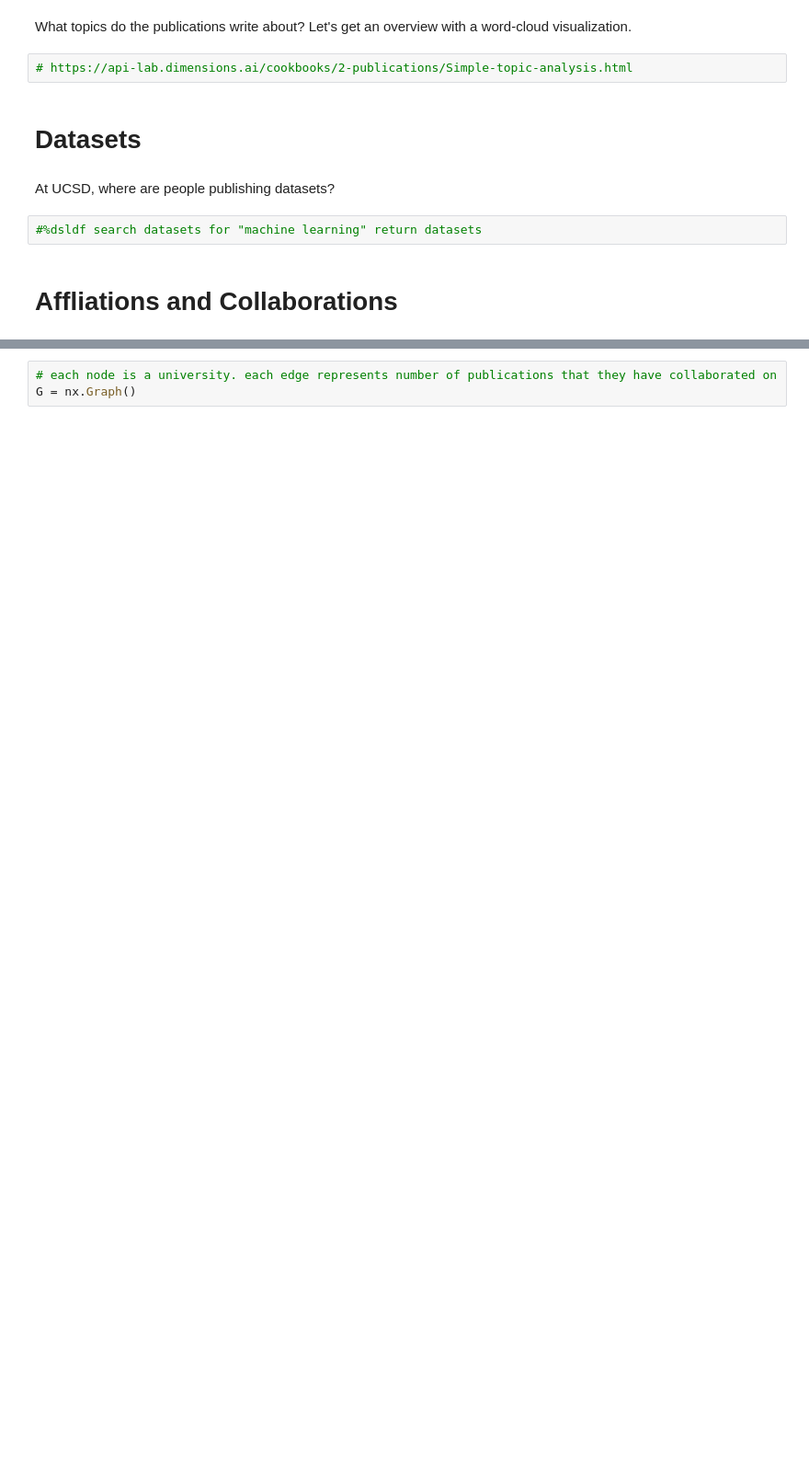
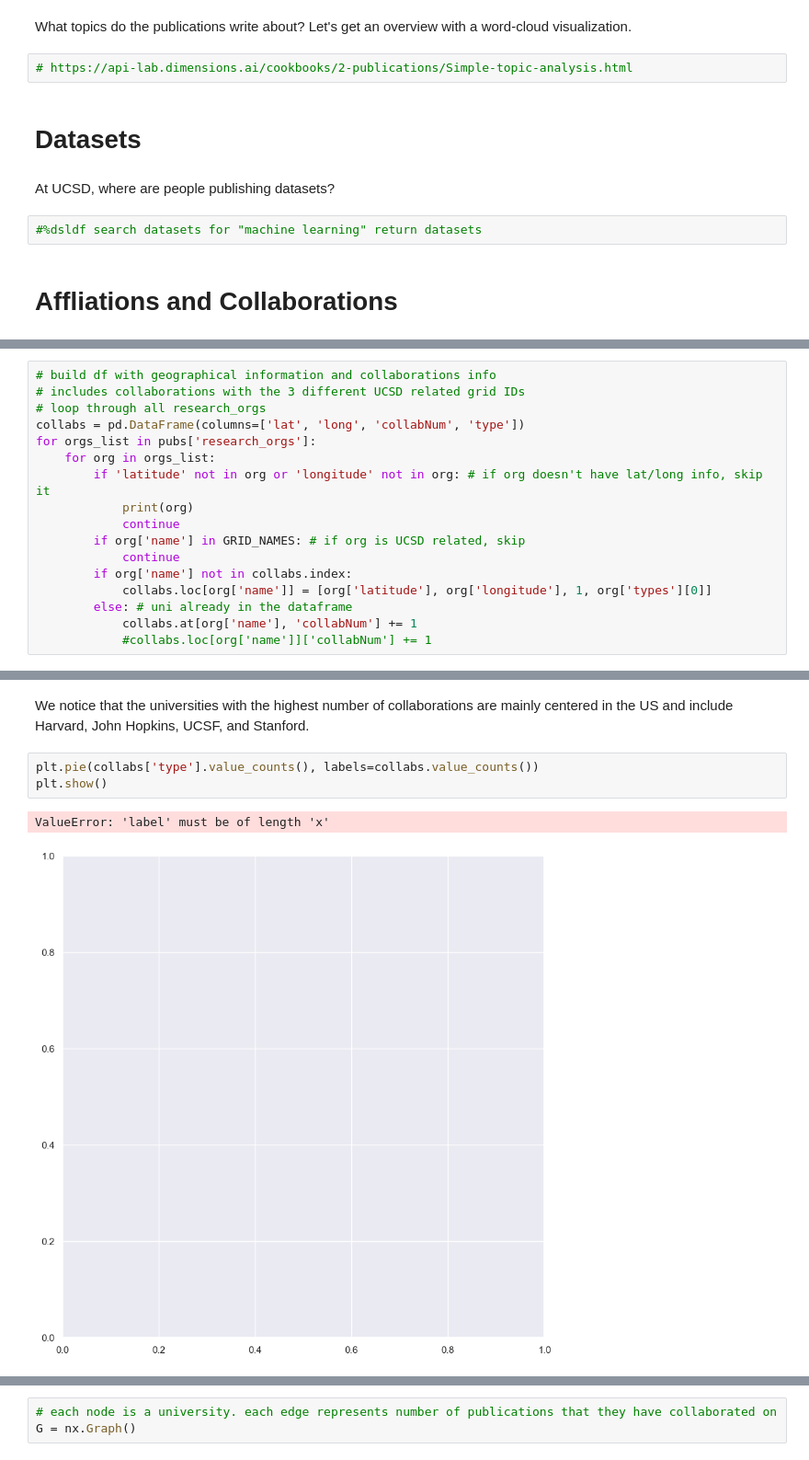
Before and after one commit to stephlabou/DGL_dimensions, a Jupyter notebook: Dimensions.ipynb, the cells around one changed output, grey strips where cells are left out. Shown at 92% size. Cells and saved outputs as stored; diff of their text form; blank space fills up the shorter version.

```diff
--- a/Dimensions.ipynb
+++ b/Dimensions.ipynb
@@ -189,0 +199,17 @@ At UCSD, where are people publishing datasets?
+# %%
+# build df with geographical information and collaborations info
+# includes collaborations with the 3 different UCSD related grid IDs
+# loop through all research_orgs
+collabs = pd.DataFrame(columns=['lat', 'long', 'collabNum', 'type'])
+for orgs_list in pubs['research_orgs']:
+    for org in orgs_list:
+        if 'latitude' not in org or 'longitude' not in org: # if org doesn't have lat/long info, skip it
+            print(org)
+            continue
+        if org['name'] in GRID_NAMES: # if org is UCSD related, skip
+            continue
+        if org['name'] not in collabs.index:
+            collabs.loc[org['name']] = [org['latitude'], org['longitude'], 1, org['types'][0]]
+        else: # uni already in the dataframe
+            collabs.at[org['name'], 'collabNum'] += 1
+            #collabs.loc[org['name']]['collabNum'] += 1
@@ -190,2 +231,10 @@ At UCSD, where are people publishing datasets?
+# %% [markdown]
+We notice that the universities with the highest number of collaborations are mainly centered in the US and include Harvard, John Hopkins, UCSF, and Stanford.
+# %%
+plt.pie(collabs['type'].value_counts(), labels=collabs.value_counts())
+plt.show()
+# %% [output]
+ValueError: 'label' must be of length 'x'
+[figure, added]
 # %% [markdown]
 In this section, we want to build a network of affliations and collaborations between researchers. We want to look if there are common collaborations cross-university, with implications of building more formal collabortions based on who tends to work together.
```
Also changed, not shown: parts of 33 cells of this notebook, 2 other files.
